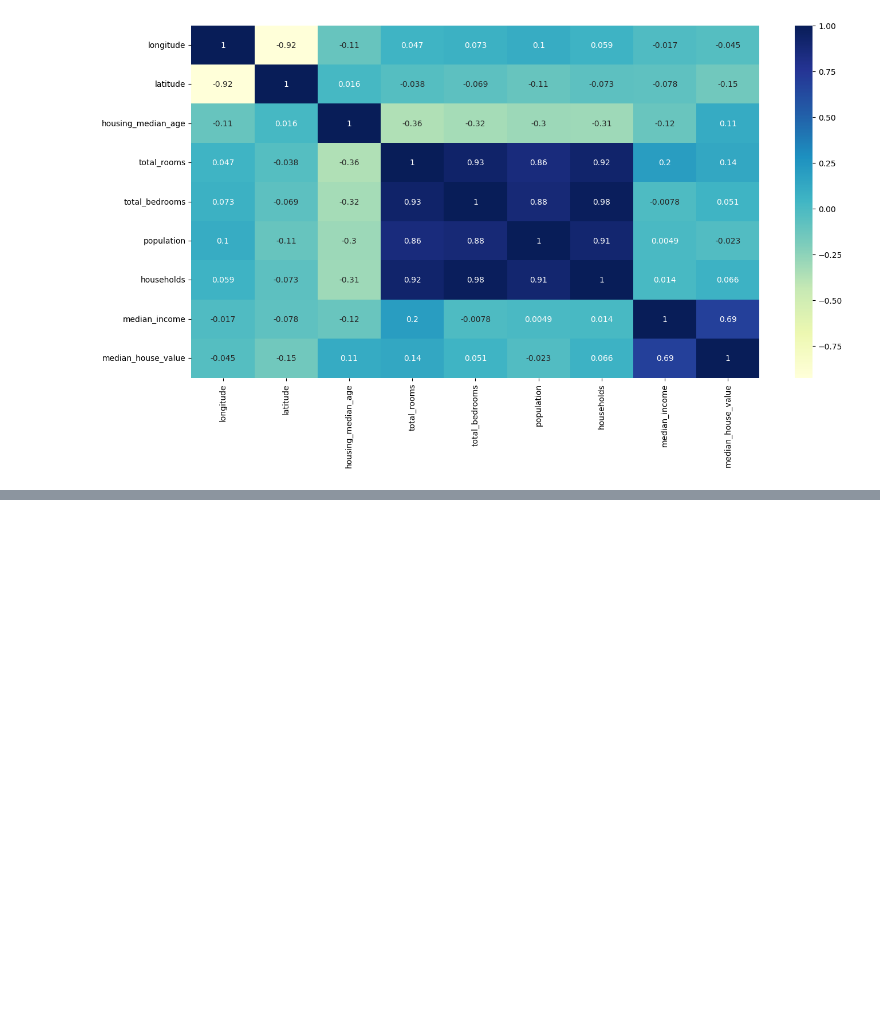
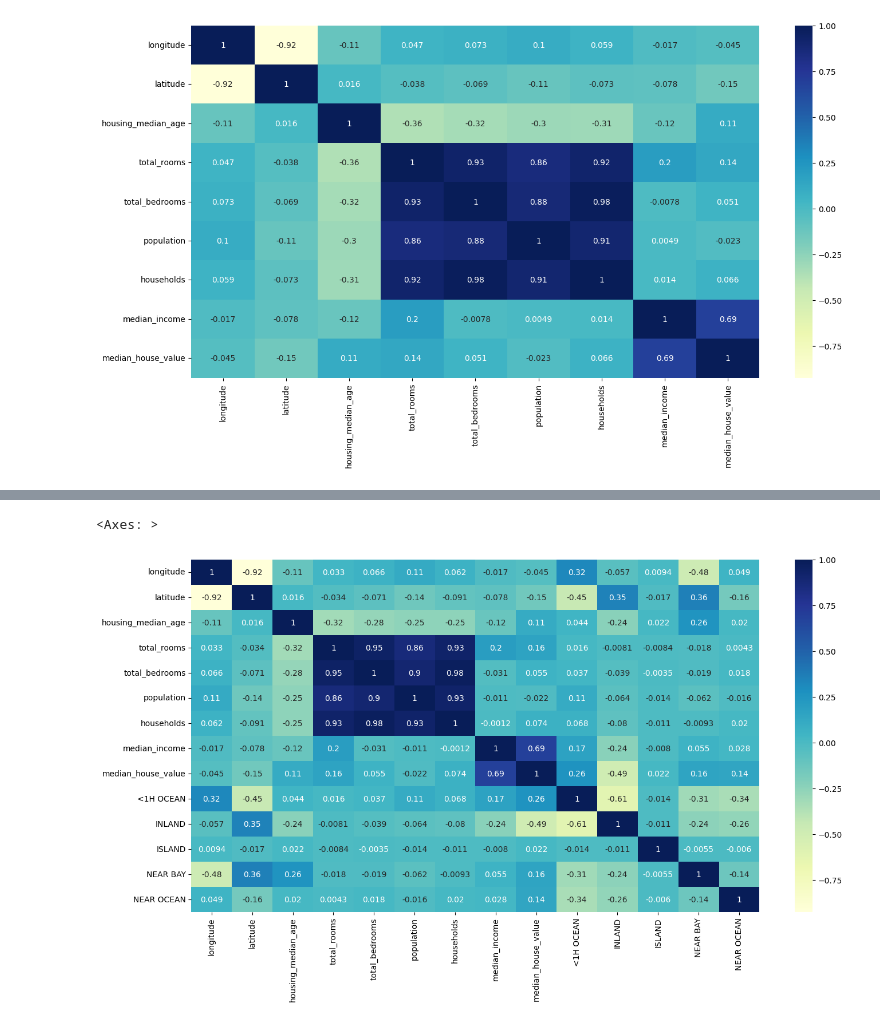
Before and after one commit to debarshee2004/house_price_prediction, a Jupyter notebook: src/main.ipynb, the cells around one changed output, grey strips where cells are left out. Drawn from its saved outputs; the diff is of its cells as text; code cells hidden in the pictures; blank space fills up the shorter version.

```diff
--- a/src/main.ipynb
+++ b/src/main.ipynb
@@ -237,0 +308,14 @@ sns.heatmap(dis_train_data.corr(), annot=True, cmap="YlGnBu")
+# %%
+# train_data.join(pd.get_dummies(train_data.ocean_proximity)).drop('ocean_proximity', axis=1)
+
+# Create one-hot encoded columns for 'ocean_proximity'
+dummies = pd.get_dummies(train_data['ocean_proximity'])
+
+# Replace True/False with 1/0
+dummies = dummies.astype(int)
+
+# Join the one-hot encoded columns to your DataFrame
+train_data = train_data.join(dummies)
+
+# Drop the original 'ocean_proximity' column
+train_data = train_data.drop('ocean_proximity', axis=1)
@@ -237,0 +338,6 @@ sns.heatmap(dis_train_data.corr(), annot=True, cmap="YlGnBu")
+# %%
+plt.figure(figsize=(16,8))
+sns.heatmap(train_data.corr(), annot=True, cmap="YlGnBu")
+# %% [output]
+<Axes: >
+[figure, added]
```
Also changed, not shown: parts of 10 cells of this notebook.
